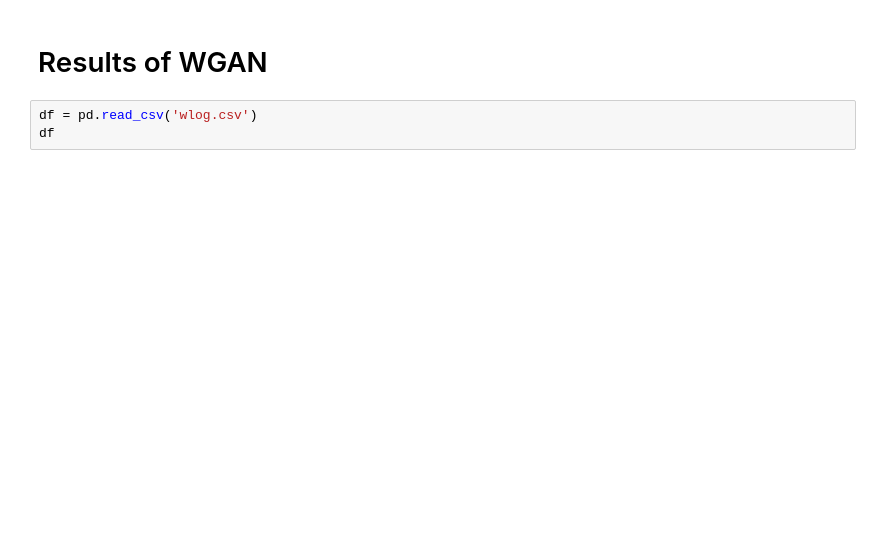
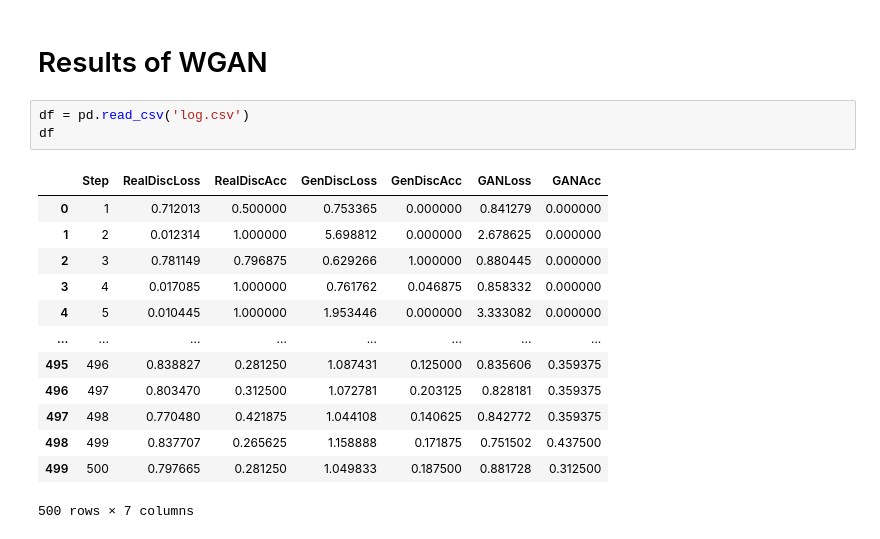
Before and after one commit to Tejas-Nanaware/GAN-Anime-Characters, a Jupyter notebook: Results.ipynb, the cells around one changed output. Saved outputs shown, nothing was run; the diff lists cells and outputs as text; blank space fills up the shorter version.

```diff
--- a/Results.ipynb
+++ b/Results.ipynb
@@ -45,7 +69,21 @@ for i in range(len(ranges[:-1])):
 # %% [markdown]
 # Results of WGAN
 # %%
-df = pd.read_csv('wlog.csv')
+df = pd.read_csv('log.csv')
 df
+# %% [output]
+|  | Step | RealDiscLoss | RealDiscAcc | GenDiscLoss | GenDiscAcc | GANLoss | GANAcc |
+| 0 | 1 | 0.712013 | 0.500000 | 0.753365 | 0.000000 | 0.841279 | 0.000000 |
+| 1 | 2 | 0.012314 | 1.000000 | 5.698812 | 0.000000 | 2.678625 | 0.000000 |
+| 2 | 3 | 0.781149 | 0.796875 | 0.629266 | 1.000000 | 0.880445 | 0.000000 |
+| 3 | 4 | 0.017085 | 1.000000 | 0.761762 | 0.046875 | 0.858332 | 0.000000 |
+| 4 | 5 | 0.010445 | 1.000000 | 1.953446 | 0.000000 | 3.333082 | 0.000000 |
+| ... | ... | ... | ... | ... | ... | ... | ... |
+| 495 | 496 | 0.838827 | 0.281250 | 1.087431 | 0.125000 | 0.835606 | 0.359375 |
+| 496 | 497 | 0.803470 | 0.312500 | 1.072781 | 0.203125 | 0.828181 | 0.359375 |
+| 497 | 498 | 0.770480 | 0.421875 | 1.044108 | 0.140625 | 0.842772 | 0.359375 |
+| 498 | 499 | 0.837707 | 0.265625 | 1.158888 | 0.171875 | 0.751502 | 0.437500 |
+| 499 | 500 | 0.797665 | 0.281250 | 1.049833 | 0.187500 | 0.881728 | 0.312500 |
+500 rows × 7 columns
 # %%
 plt.figure(figsize=(30,5))
```
Also changed, not shown: parts of 8 cells of this notebook, 1 other file.
